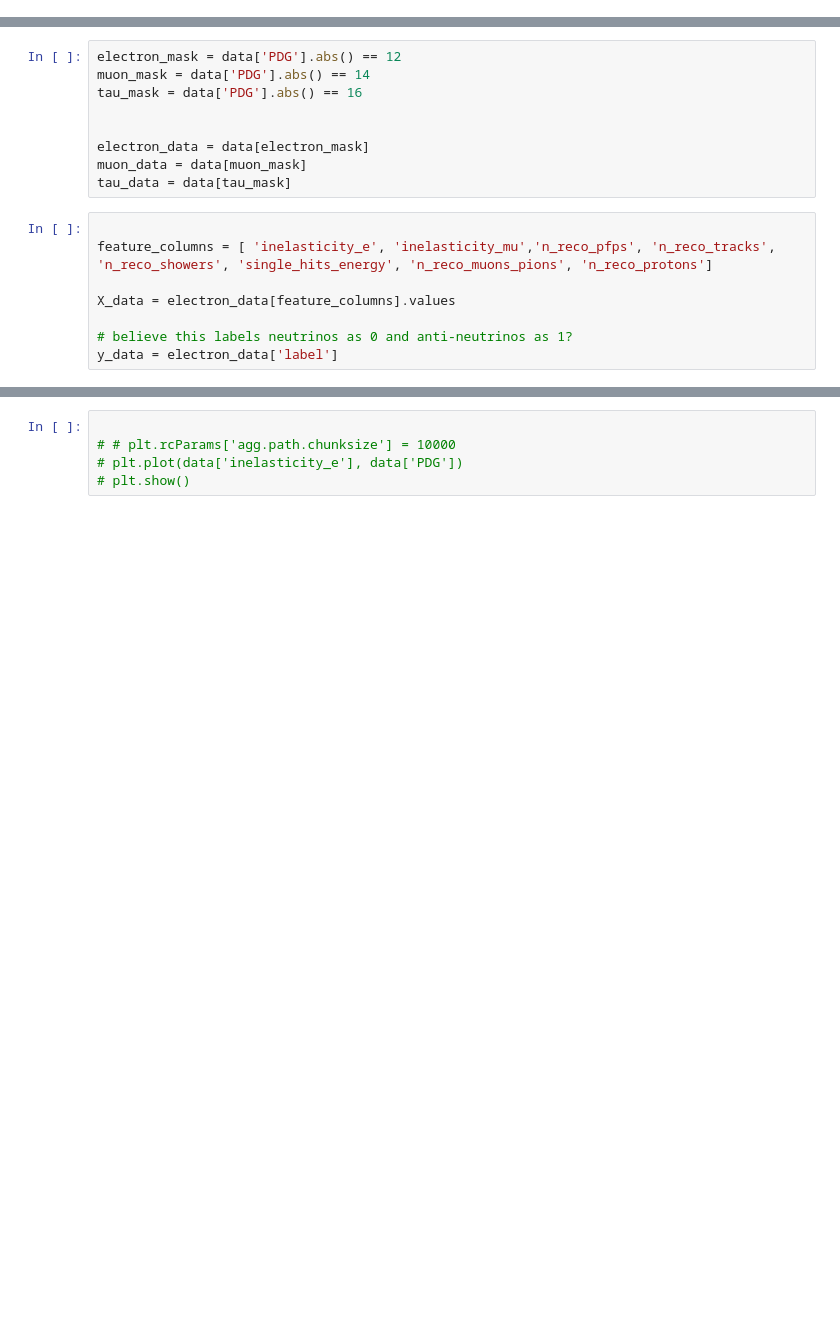
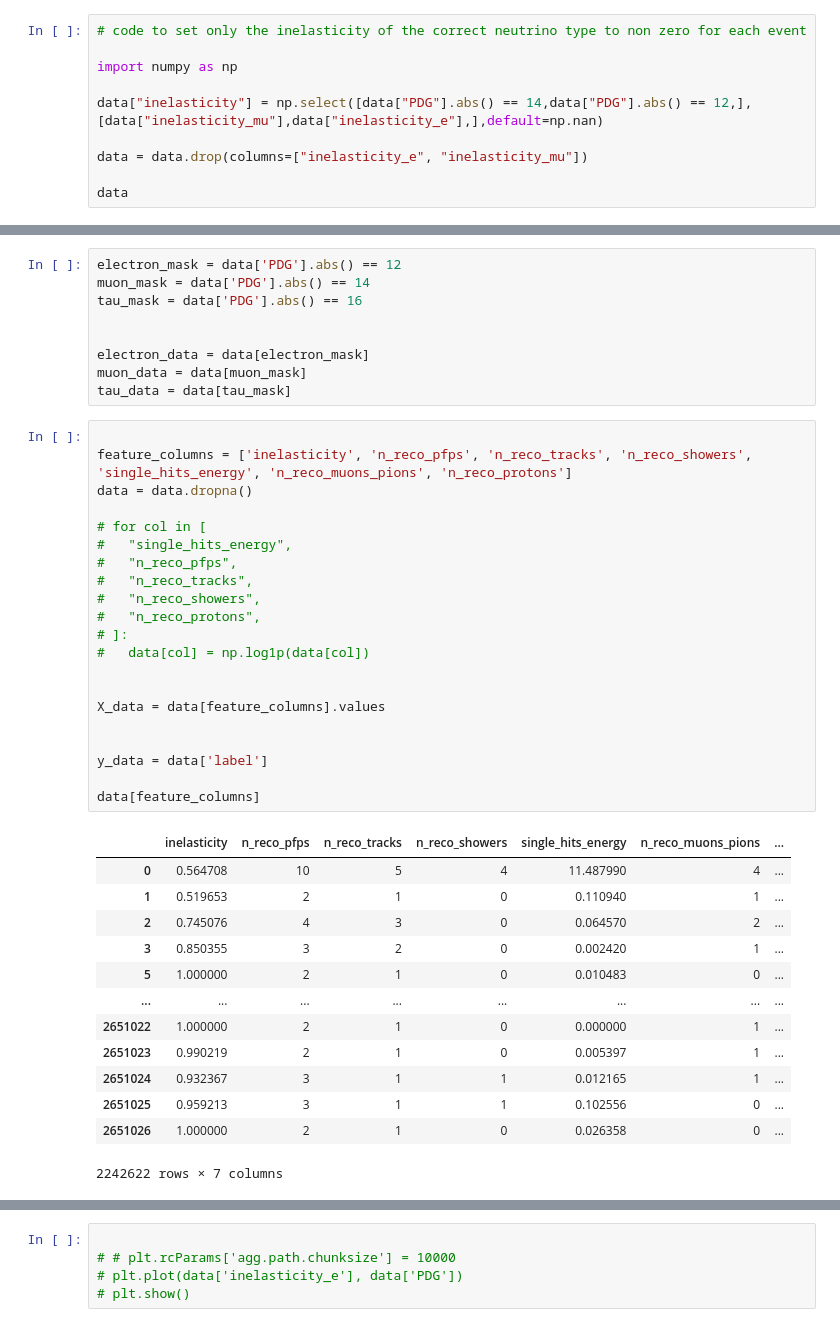
Before and after one commit to bristol-dune/atmospherics-tools, a Jupyter notebook: fast-osc-feedback/nu-nu_bar-BDT/nu-nubar-BDT.ipynb, the cells around one changed output, grey strips where cells are left out. Cells and saved outputs as stored; diff of their text form; blank space fills up the shorter version.

```diff
--- a/fast-osc-feedback/nu-nu_bar-BDT/nu-nubar-BDT.ipynb
+++ b/fast-osc-feedback/nu-nu_bar-BDT/nu-nubar-BDT.ipynb
@@ -57,3 +57,13 @@ data
 | 2651025 | 5.641751e-02 | 1.383207 | 1.343197 | 1.471067 | 12 | True | 3 | 1 | ... |
 | 2651026 | 1.587842e-02 | 0.026869 | 0.000000 | 0.028356 | -14 | True | 2 | 1 | ... |
 2651027 rows × 15 columns
+# %%
+# code to set only the inelasticity of the correct neutrino type to non zero for each event
+
+import numpy as np
+
+data["inelasticity"] = np.select([data["PDG"].abs() == 14,data["PDG"].abs() == 12,],[data["inelasticity_mu"],data["inelasticity_e"],],default=np.nan)
+
+data = data.drop(columns=["inelasticity_e", "inelasticity_mu"])
+
+data
@@ -79,12 +103,39 @@ muon_data = data[muon_mask]
 tau_data = data[tau_mask]
 # %%
 
-feature_columns = [ 'inelasticity_e', 'inelasticity_mu','n_reco_pfps', 'n_reco_tracks', 'n_reco_showers', 'single_hits_energy', 'n_reco_muons_pions', 'n_reco_protons']
+feature_columns = ['inelasticity', 'n_reco_pfps', 'n_reco_tracks', 'n_reco_showers', 'single_hits_energy', 'n_reco_muons_pions', 'n_reco_protons']
+data = data.dropna()
 
-X_data = electron_data[feature_columns].values
+# for col in [
+# 	"single_hits_energy",
+# 	"n_reco_pfps",
+# 	"n_reco_tracks",
+# 	"n_reco_showers",
+# 	"n_reco_protons",
+# ]:
+# 	data[col] = np.log1p(data[col])
 
-# believe this labels neutrinos as 0 and anti-neutrinos as 1?
-y_data = electron_data['label']
+
+X_data = data[feature_columns].values
+
+
+y_data = data['label']
+
+data[feature_columns]
+# %% [output]
+|  | inelasticity | n_reco_pfps | n_reco_tracks | n_reco_showers | single_hits_energy | n_reco_muons_pions | ... |
+| 0 | 0.564708 | 10 | 5 | 4 | 11.487990 | 4 | ... |
+| 1 | 0.519653 | 2 | 1 | 0 | 0.110940 | 1 | ... |
+| 2 | 0.745076 | 4 | 3 | 0 | 0.064570 | 2 | ... |
+| 3 | 0.850355 | 3 | 2 | 0 | 0.002420 | 1 | ... |
+| 5 | 1.000000 | 2 | 1 | 0 | 0.010483 | 0 | ... |
+| ... | ... | ... | ... | ... | ... | ... | ... |
+| 2651022 | 1.000000 | 2 | 1 | 0 | 0.000000 | 1 | ... |
+| 2651023 | 0.990219 | 2 | 1 | 0 | 0.005397 | 1 | ... |
+| 2651024 | 0.932367 | 3 | 1 | 1 | 0.012165 | 1 | ... |
+| 2651025 | 0.959213 | 3 | 1 | 1 | 0.102556 | 0 | ... |
+| 2651026 | 1.000000 | 2 | 1 | 0 | 0.026358 | 0 | ... |
+2242622 rows × 7 columns
 # %%
 print(np.unique(y_data, return_counts=True))
 # %% [output]
```
Also changed, not shown: parts of 11 cells of this notebook, 1 other file.
